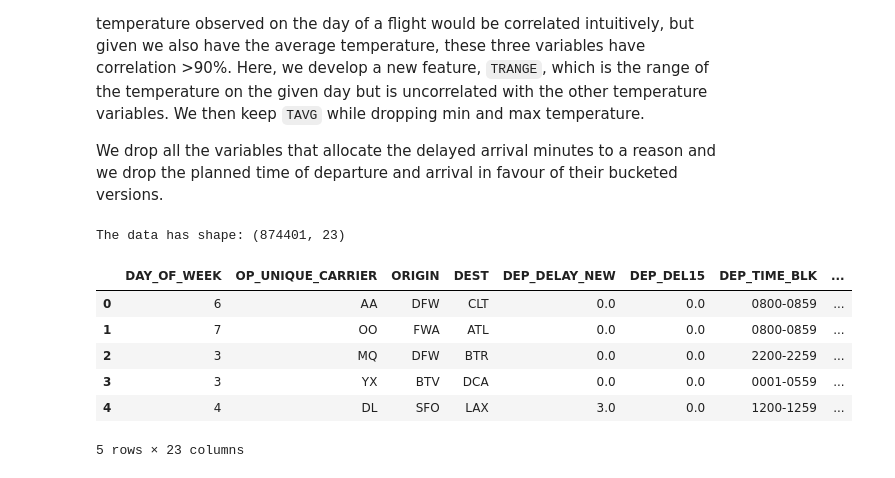
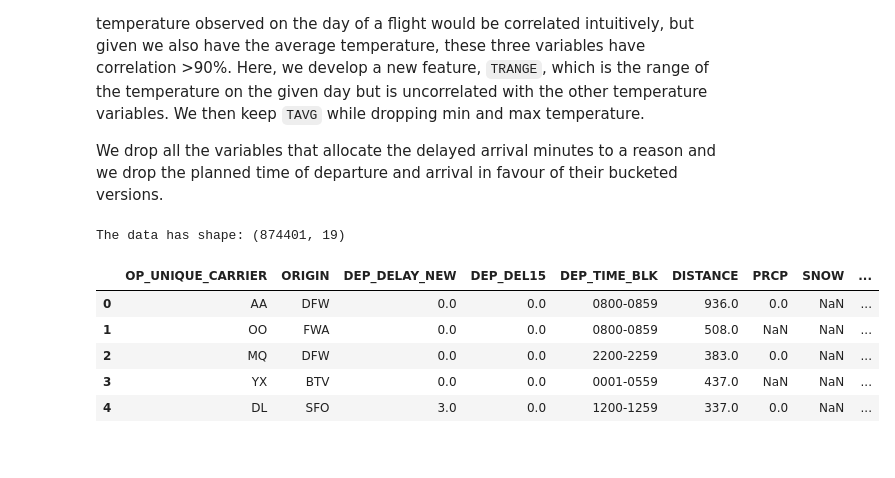
Before and after one commit to peter-ai/waf-2023, a Jupyter notebook: WAF23_FlightsAnalysis.ipynb, the cells around one changed output. Cells and saved outputs as stored; diff of their text form; code cells hidden in the pictures.

```diff
--- a/WAF23_FlightsAnalysis.ipynb
+++ b/WAF23_FlightsAnalysis.ipynb
@@ -254,39 +295,42 @@ flights_cleaned_df["TRANGE"] = flights_cleaned_df.apply(lambda row: row["TMAX"]
 # we drop some variables related to date
 # we drop some variables related to temperature
 flights_cleaned_df = flights_cleaned_df.drop(
     labels=[
+        "DEST",
         "CARRIER_DELAY",
         "WEATHER_DELAY",
         "NAS_DELAY",
         "SECURITY_DELAY",
         "LATE_AIRCRAFT_DELAY",
         "MONTH",
         "DAY_OF_MONTH",
+        "DAY_OF_WEEK",
         "TMIN",
         "TMAX",
-        "DISTANCE_GROUP"
+        "DISTANCE_GROUP",
+        "AIRLINE_AIRPORT_FLIGHTS_MONTH"
     ],
     axis=1
 )
 
 # drop these variables as the planned departure time and arrival time has been binned in another variable
 flights_cleaned_df = flights_cleaned_df.drop(
     labels=[
         "CRS_DEP_TIME",
         "CRS_ARR_TIME",
+        "ARR_TIME_BLK"
     ],
     axis=1
 )
 
 # peak at the dataframe and its dimensions
 print(f"The data has shape: {flights_cleaned_df.shape}")
 flights_cleaned_df.head(5)
 # %% [output]
-The data has shape: (874401, 23)
+The data has shape: (874401, 19)
-|  | DAY_OF_WEEK | OP_UNIQUE_CARRIER | ORIGIN | DEST | DEP_DELAY_NEW | DEP_DEL15 | DEP_TIME_BLK | ... |
-| 0 | 6 | AA | DFW | CLT | 0.0 | 0.0 | 0800-0859 | ... |
-| 1 | 7 | OO | FWA | ATL | 0.0 | 0.0 | 0800-0859 | ... |
-| 2 | 3 | MQ | DFW | BTR | 0.0 | 0.0 | 2200-2259 | ... |
-| 3 | 3 | YX | BTV | DCA | 0.0 | 0.0 | 0001-0559 | ... |
-| 4 | 4 | DL | SFO | LAX | 3.0 | 0.0 | 1200-1259 | ... |
+|  | OP_UNIQUE_CARRIER | ORIGIN | DEP_DELAY_NEW | DEP_DEL15 | DEP_TIME_BLK | DISTANCE | PRCP | SNOW | ... |
+| 0 | AA | DFW | 0.0 | 0.0 | 0800-0859 | 936.0 | 0.0 | NaN | ... |
+| 1 | OO | FWA | 0.0 | 0.0 | 0800-0859 | 508.0 | NaN | NaN | ... |
+| 2 | MQ | DFW | 0.0 | 0.0 | 2200-2259 | 383.0 | 0.0 | NaN | ... |
+| 3 | YX | BTV | 0.0 | 0.0 | 0001-0559 | 437.0 | NaN | NaN | ... |
+| 4 | DL | SFO | 3.0 | 0.0 | 1200-1259 | 337.0 | 0.0 | NaN | ... |
-5 rows × 23 columns
```
Also changed, not shown: parts of 14 cells of this notebook, 1 other file.
